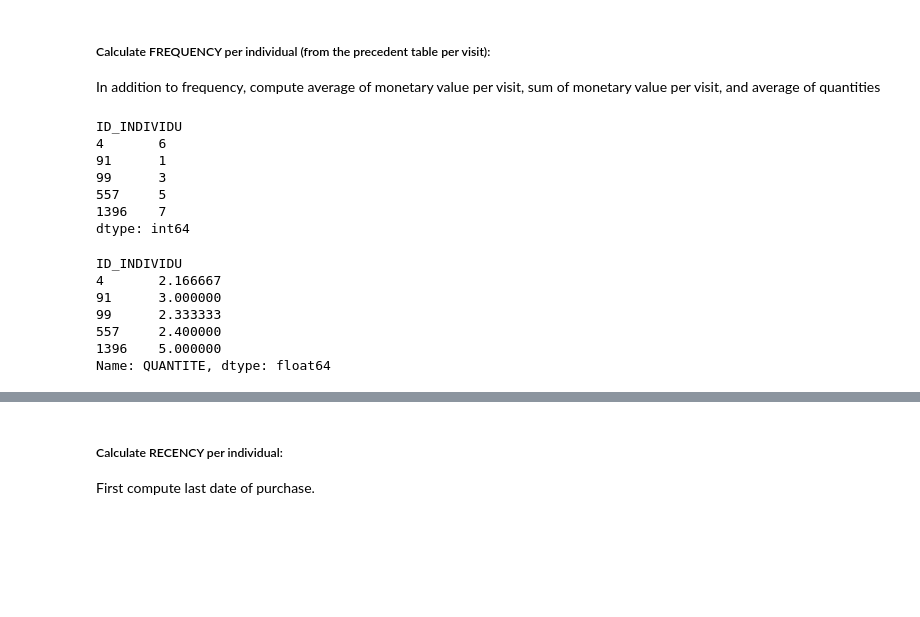
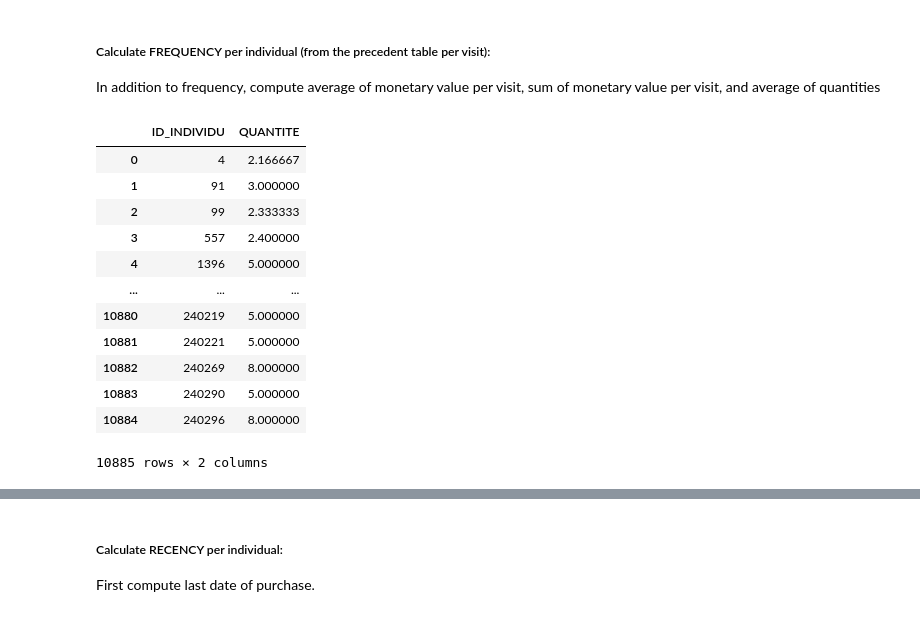
Before and after one commit to lucasmonteiro4/Marketing_Econometrics, a Jupyter notebook: Notebook_project1_practical_work_empty.ipynb, the cells around one changed output, grey strips where cells are left out. Drawn from its saved outputs; the diff is of its cells as text; code cells hidden in the pictures; blank space fills up the shorter version.

```diff
--- a/Notebook_project1_practical_work_empty.ipynb
+++ b/Notebook_project1_practical_work_empty.ipynb
@@ -846,13 +846,3 @@ VISIT_VALUE.head(10)
 In addition to frequency, compute average of monetary value per visit, sum of monetary value per visit, and average of quantities
 # %%
 FREQUENCY = VISIT_VALUE.groupby(['ID_INDIVIDU']).size()
-# %%
-FREQUENCY.head()
-# %% [output]
-ID_INDIVIDU
-4       6
-91      1
-99      3
-557     5
-1396    7
-dtype: int64
@@ -859,13 +853,19 @@ dtype: int64
 # %%
 AVG_QUANT = VISIT_VALUE.groupby(['ID_INDIVIDU']).QUANTITE.agg('mean')
-# %%
-AVG_QUANT.head()
-# %% [output]
-ID_INDIVIDU
-4       2.166667
-91      3.000000
-99      2.333333
-557     2.400000
-1396    5.000000
-Name: QUANTITE, dtype: float64
+# %%
+AVG_QUANT = pd.DataFrame(AVG_QUANT).reset_index()
+# %% [output]
+|  | ID_INDIVIDU | QUANTITE |
+| 0 | 4 | 2.166667 |
+| 1 | 91 | 3.000000 |
+| 2 | 99 | 2.333333 |
+| 3 | 557 | 2.400000 |
+| 4 | 1396 | 5.000000 |
+| ... | ... | ... |
+| 10880 | 240219 | 5.000000 |
+| 10881 | 240221 | 5.000000 |
+| 10882 | 240269 | 8.000000 |
+| 10883 | 240290 | 5.000000 |
+| 10884 | 240296 | 8.000000 |
+10885 rows × 2 columns
 # %%
```
Also changed, not shown: parts of 5 cells of this notebook.
